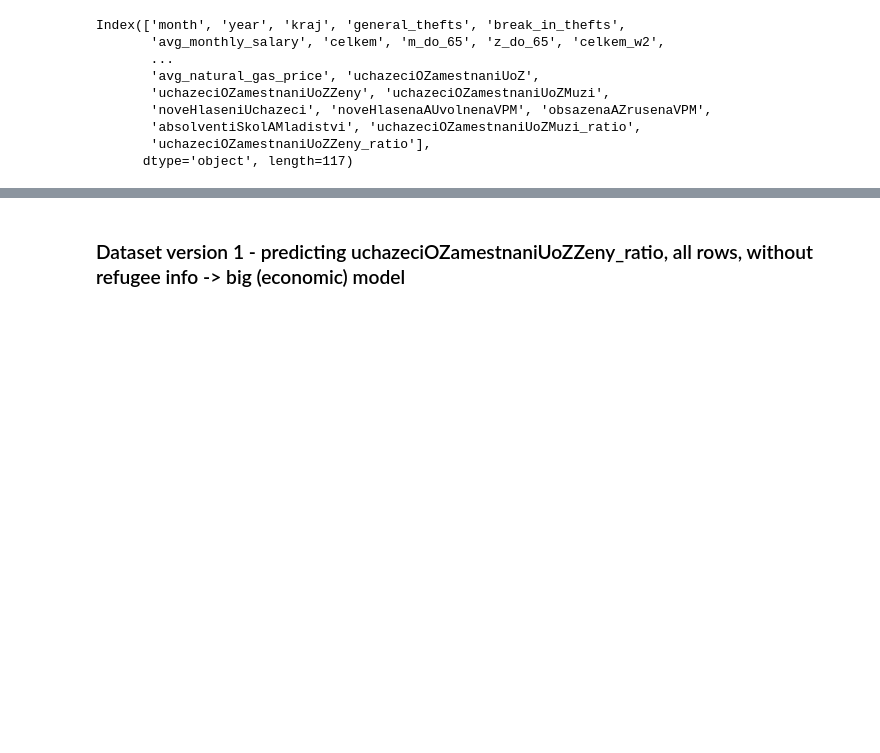
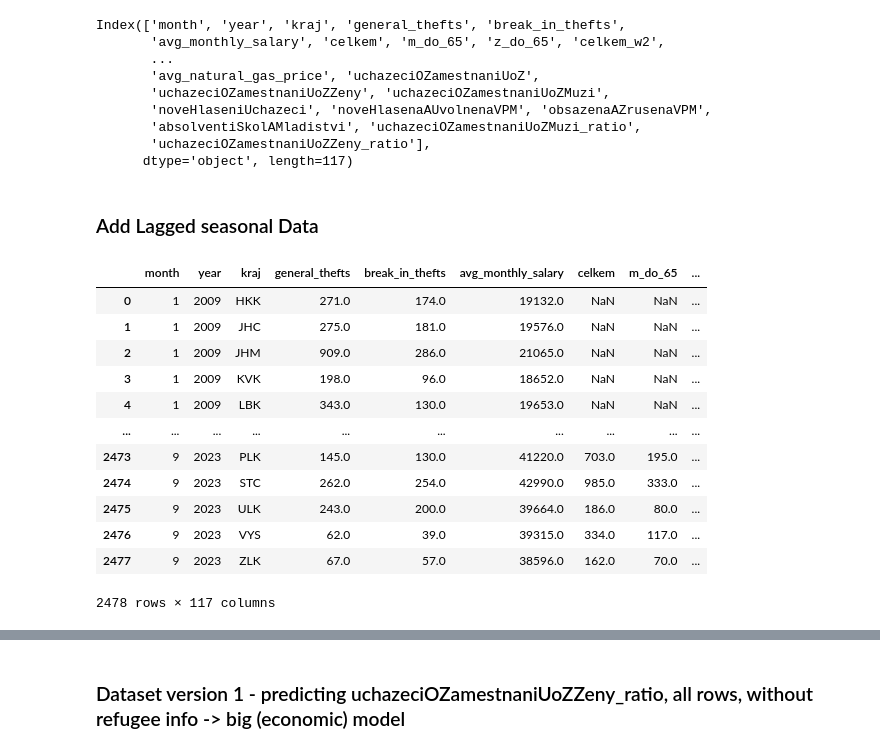
Before and after one commit to DianaKorladinova/SAN_Unemployment_Refugees, a Jupyter notebook: models/models2.ipynb, the cells around one changed output, grey strips where cells are left out. Saved outputs shown, nothing was run; the diff lists cells and outputs as text; code cells hidden in the pictures; blank space fills up the shorter version.

```diff
--- a/models/models2.ipynb
+++ b/models/models2.ipynb
@@ -124,3 +124,21 @@ Index(['month', 'year', 'kraj', 'general_thefts', 'break_in_thefts',
        'absolventiSkolAMladistvi', 'uchazeciOZamestnaniUoZMuzi_ratio',
        'uchazeciOZamestnaniUoZZeny_ratio'],
       dtype='object', length=117)
+# %% [markdown]
+### Add Lagged seasonal Data
+# %%
+orig_df
+# %% [output]
+|  | month | year | kraj | general_thefts | break_in_thefts | avg_monthly_salary | celkem | m_do_65 | ... |
+| 0 | 1 | 2009 | HKK | 271.0 | 174.0 | 19132.0 | NaN | NaN | ... |
+| 1 | 1 | 2009 | JHC | 275.0 | 181.0 | 19576.0 | NaN | NaN | ... |
+| 2 | 1 | 2009 | JHM | 909.0 | 286.0 | 21065.0 | NaN | NaN | ... |
+| 3 | 1 | 2009 | KVK | 198.0 | 96.0 | 18652.0 | NaN | NaN | ... |
+| 4 | 1 | 2009 | LBK | 343.0 | 130.0 | 19653.0 | NaN | NaN | ... |
+| ... | ... | ... | ... | ... | ... | ... | ... | ... | ... |
+| 2473 | 9 | 2023 | PLK | 145.0 | 130.0 | 41220.0 | 703.0 | 195.0 | ... |
+| 2474 | 9 | 2023 | STC | 262.0 | 254.0 | 42990.0 | 985.0 | 333.0 | ... |
+| 2475 | 9 | 2023 | ULK | 243.0 | 200.0 | 39664.0 | 186.0 | 80.0 | ... |
+| 2476 | 9 | 2023 | VYS | 62.0 | 39.0 | 39315.0 | 334.0 | 117.0 | ... |
+| 2477 | 9 | 2023 | ZLK | 67.0 | 57.0 | 38596.0 | 162.0 | 70.0 | ... |
+2478 rows × 117 columns
```
Also changed, not shown: parts of 23 cells of this notebook.
